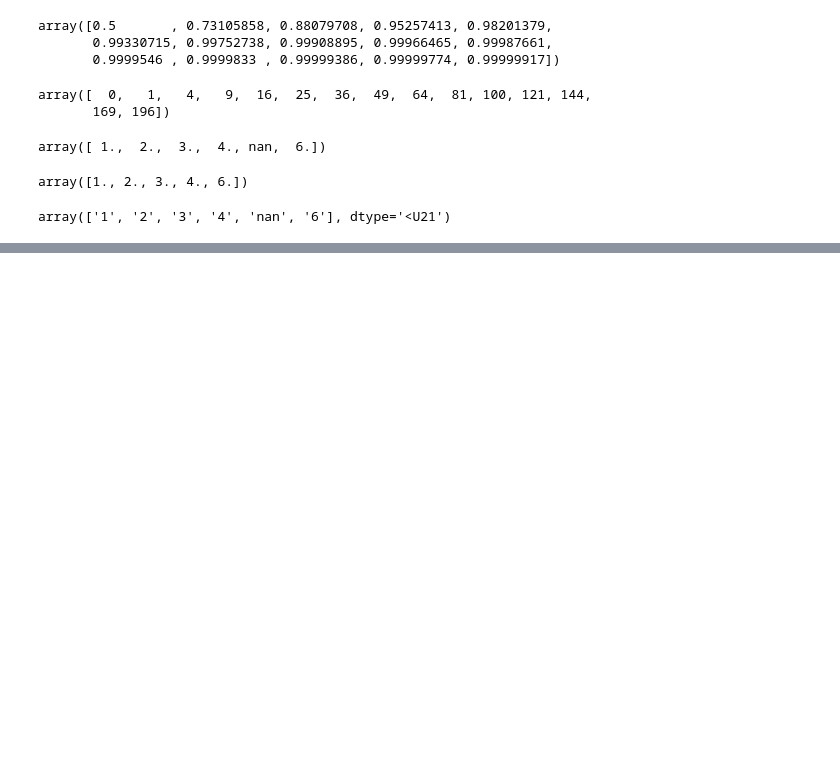
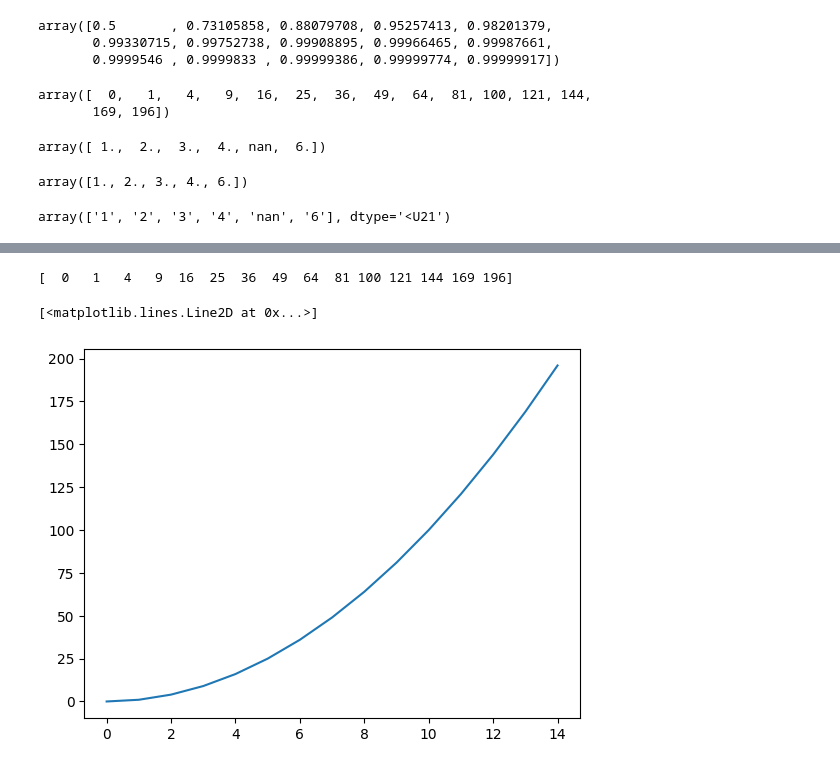
Before and after one commit to NehalPisalkar/Nehal2025, a Jupyter notebook: Untitled1.ipynb, the cells around one changed output, grey strips where cells are left out. Drawn from its saved outputs; the diff is of its cells as text; code cells hidden in the pictures; blank space fills up the shorter version.

```diff
--- a/Untitled1.ipynb
+++ b/Untitled1.ipynb
@@ -213,0 +224,12 @@ array(['1', '2', '3', '4', 'nan', '6'], dtype='<U21')
+# %%
+def square(a):
+  return a*a
+
+g = np.arange(15)
+squared_g = square(g)
+print(squared_g)
+plt.plot(g,squared_g)
+# %% [output]
+[  0   1   4   9  16  25  36  49  64  81 100 121 144 169 196]
+[<matplotlib.lines.Line2D at 0x...>]
+[figure, added]
```
Also changed, not shown: parts of 2 cells of this notebook.
